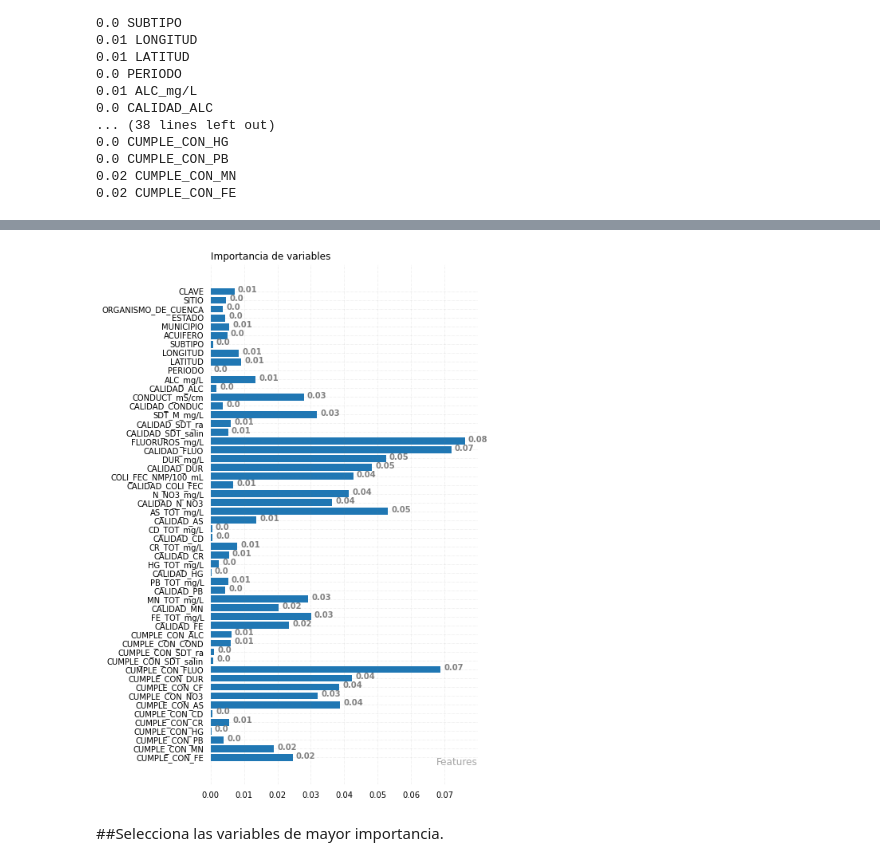
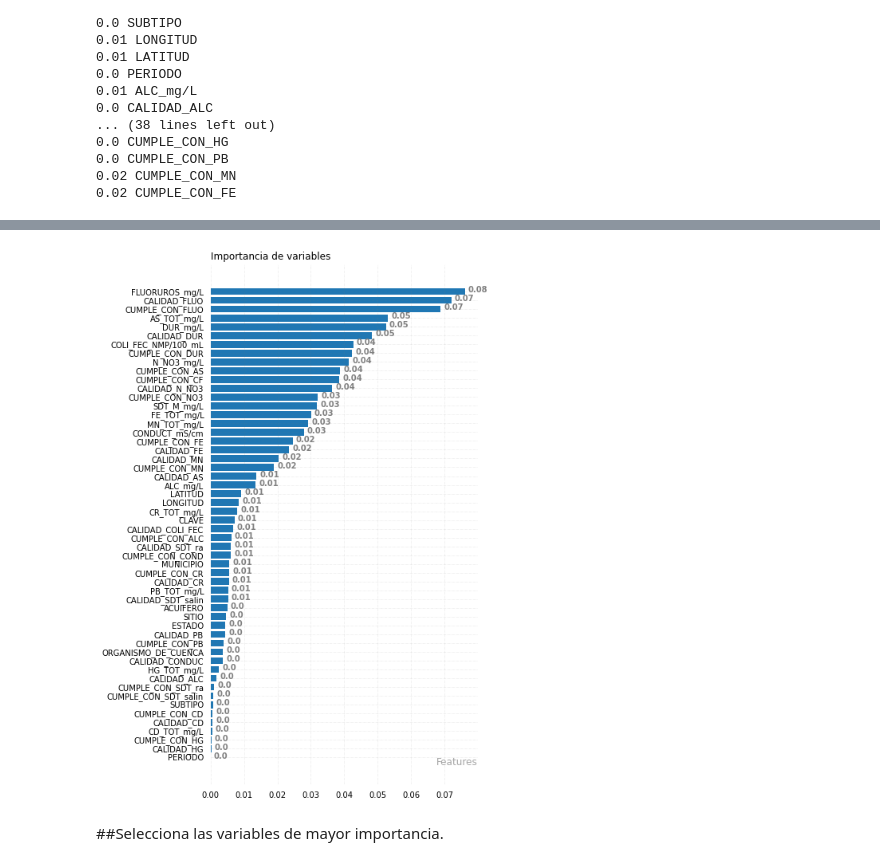
Before and after one commit to PosgradoMNA/actividades-del-projecto-equipo-125, a Jupyter notebook: Reto_2.ipynb, the cells around one changed output, grey strips where cells are left out. Saved outputs shown, nothing was run; the diff lists cells and outputs as text; code cells hidden in the pictures.

```diff
--- a/Reto_2.ipynb
+++ b/Reto_2.ipynb
@@ -203,4 +203,4 @@ for score, name in zip(rnd_clf.feature_importances_, X.columns):
 # %%
 #Identificamos las variables independientes de mayor relevancia.
 scores = pd.DataFrame(n,s)
-scores.sort_index(ascending=False)
+scores=scores.sort_index(ascending=False)
@@ -227,8 +209,8 @@ scores.sort_index(ascending=False)
 fig, ax = plt.subplots(figsize =(6, 12))
 
 # Horizontal Bar Plot
-name = n
-cant = s
+name = scores[0]
+cant = scores.index
 ax.barh(name, cant)
 
 # Remove axes splines
@@ -243,34 +225,34 @@ ax.yaxis.set_ticks_position('none')
 ax.xaxis.set_tick_params(pad = 5)
 ax.yaxis.set_tick_params(pad = 5)
 
 # Add x, y gridlines
 ax.grid(b = True, color ='grey',
         linestyle ='-.', linewidth = 0.5,
         alpha = 0.2)
 
 # Show top values
 ax.invert_yaxis()
 
 # Add annotation to bars
 for i in ax.patches:
     plt.text(i.get_width()+0.001, i.get_y()+0.5,
              str(round((i.get_width()), 2)),
              fontsize = 10, fontweight ='bold',
              color ='grey')
 
 # Add Plot Title
 ax.set_title('Importancia de variables',
              loc ='left', )
 
 # Add Text watermark
 fig.text(0.9, 0.15, "Features",fontsize = 12,
          color ='grey', ha ='right', va ='bottom',
          alpha = 0.7)
 
 # Show Plot
 plt.show()
 # %% [output]
-[figure, old version]
+[figure, new version]
 # %% [markdown]
 ##Selecciona las variables de mayor importancia.
 # %%
```
Also changed, not shown: parts of 12 cells of this notebook.
